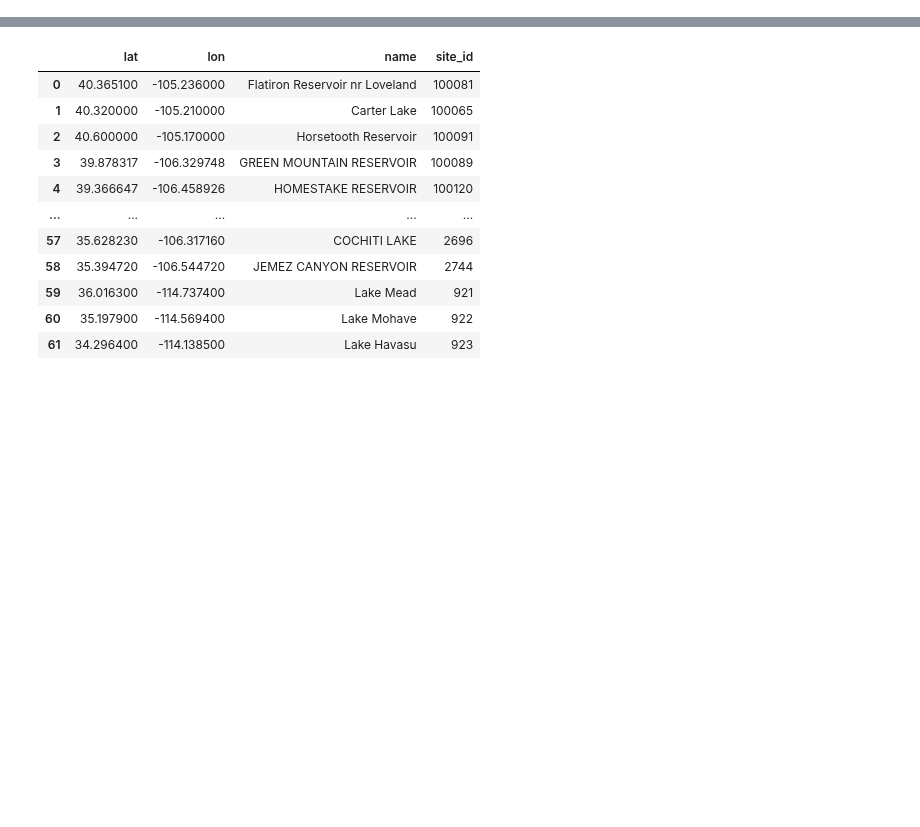
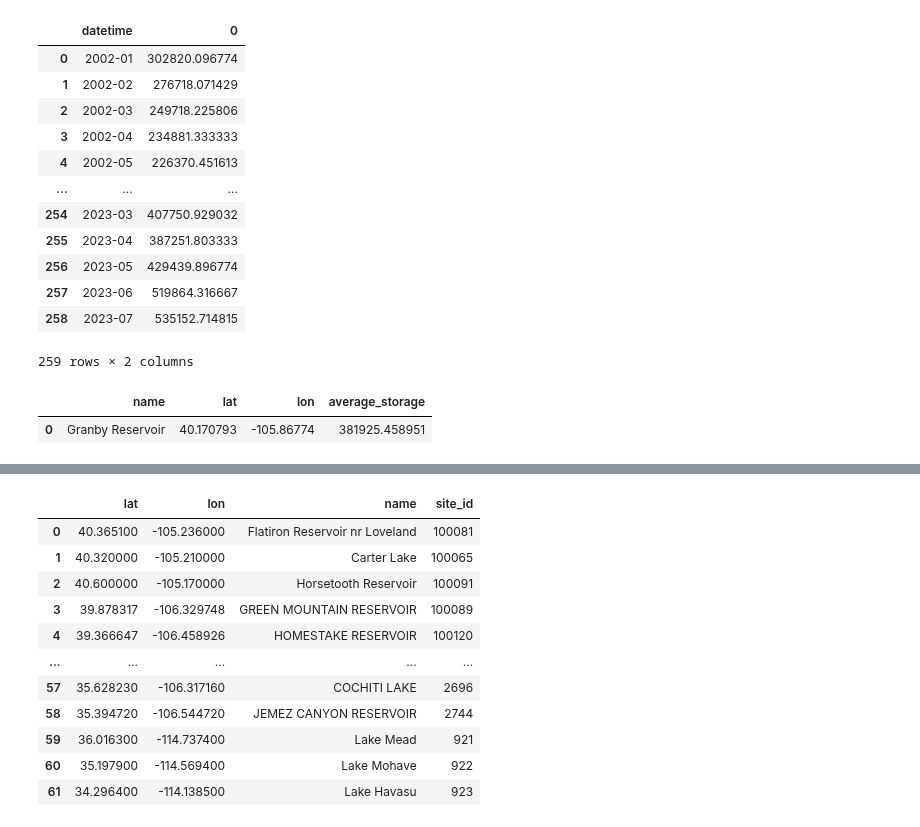
Before and after one commit to uwescience/DSSG2023-Groundwater, a Jupyter notebook: Snippets/yuanninghuang/read_surfacewater_all.ipynb, the cells around one changed output, grey strips where cells are left out. Drawn from its saved outputs; the diff is of its cells as text; code cells hidden in the pictures; blank space fills up the shorter version.

```diff
--- a/Snippets/yuanninghuang/read_surfacewater_all.ipynb
+++ b/Snippets/yuanninghuang/read_surfacewater_all.ipynb
@@ -71,0 +164,32 @@ reclamation_reservoirs = reclamation_reservoirs.rename(columns={'site_metadata.s
+# %%
+# URL link to each reservoir's storage data
+reclamation_url_head = 'https://www.usbr.gov/uc/water/hydrodata/reservoir_data/'
+reclamation_url_tail = '/csv/17.csv'
+
+# Create an empty list to store all the temporary dataframes
+data_list = []
+
+# Iterate over each row in the reservoir dataframe to scrape the storage data at each monitoring site
+for row in reclamation_reservoirs.itertuples(index=False):
+    lat, lon, name, id = row
+    # Scrape the website
+    data = read_reclamation_from_url(reclamation_url_head + str(id) + reclamation_url_tail)
+
+    # Calculate the monthly average storage for each site
+    data['datetime'] = pd.to_datetime(data['datetime'])
+    data = data.set_index('datetime')
+    data = data['storage'].resample('M').mean().reset_index()
+
+    # Change the datetime input from YYYY-MM-DD to YYYY-MM
+    data['datetime'] = data['datetime'].dt.to_period('M')
+
+    # only selecting data from 2002 and onwards
+    data = data[data['datetime'] >= '2002-01-01']
+
+    # Add columns that documents the monitoring well's latitude, longitude, and name
+    data['lat'] = lat
+    data['lon'] = lon
+    data['name'] = name
+
+    #Store each dataframe of the monitoring sites into a list
+    data_list.append(data)
@@ -71,0 +255,30 @@ reclamation_reservoirs = reclamation_reservoirs.rename(columns={'site_metadata.s
+# %%
+if [5, 46]:
+# Align dataframes by their index (already the date) and calculate their mean
+    aligned_df = pd.concat([data_list[i] for i in [5,46]], axis=1)
+    avg_storage = aligned_df.filter(like='storage').mean(axis=1)
+    avg_storage.index = aligned_df['datetime'].iloc[:, 0]
+    avg_storage = avg_storage.reset_index()
+    avg_storage['name'] = name
+    avg_storage['lat'] = lat
+# %%
+avg_storage
+# %% [output]
+|  | datetime | 0 |
+| 0 | 2002-01 | 302820.096774 |
+| 1 | 2002-02 | 276718.071429 |
+| 2 | 2002-03 | 249718.225806 |
+| 3 | 2002-04 | 234881.333333 |
+| 4 | 2002-05 | 226370.451613 |
+| ... | ... | ... |
+| 254 | 2023-03 | 407750.929032 |
+| 255 | 2023-04 | 387251.803333 |
+| 256 | 2023-05 | 429439.896774 |
+| 257 | 2023-06 | 519864.316667 |
+| 258 | 2023-07 | 535152.714815 |
+259 rows × 2 columns
+# %%
+average_storage_list[0]
+# %% [output]
+|  | name | lat | lon | average_storage |
+| 0 | Granby Reservoir | 40.170793 | -105.86774 | 381925.458951 |
```
Also changed, not shown: parts of 34 cells of this notebook.
